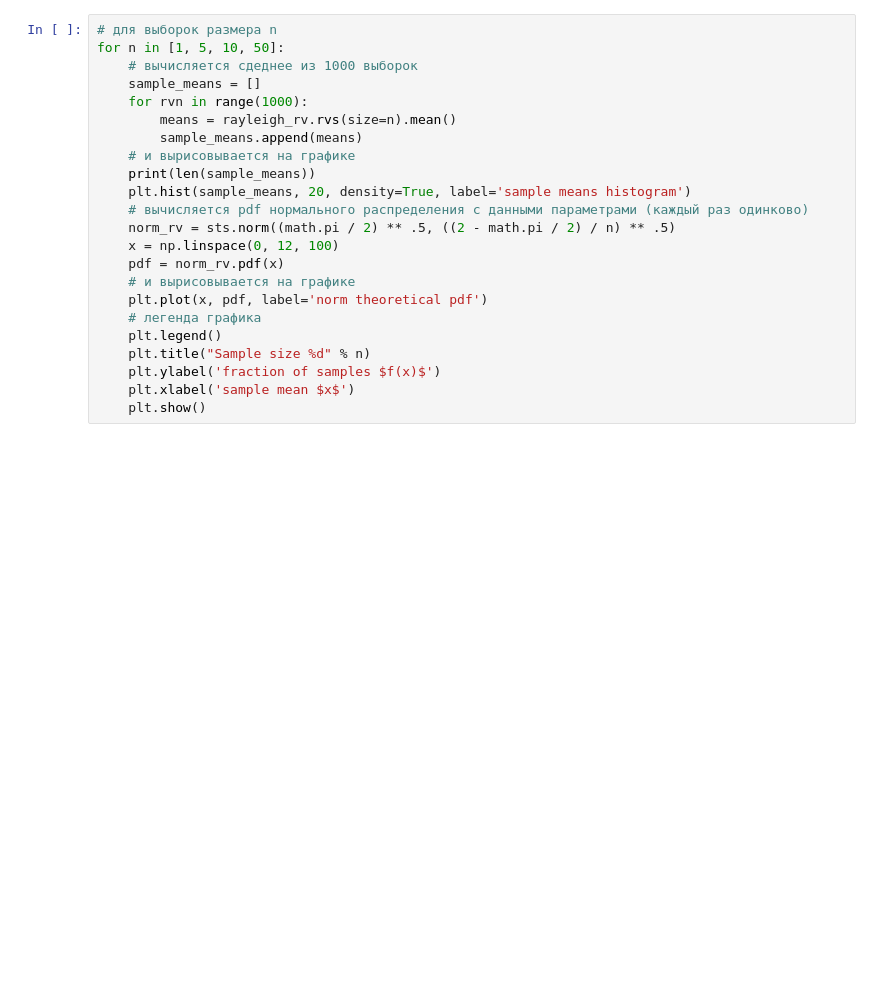
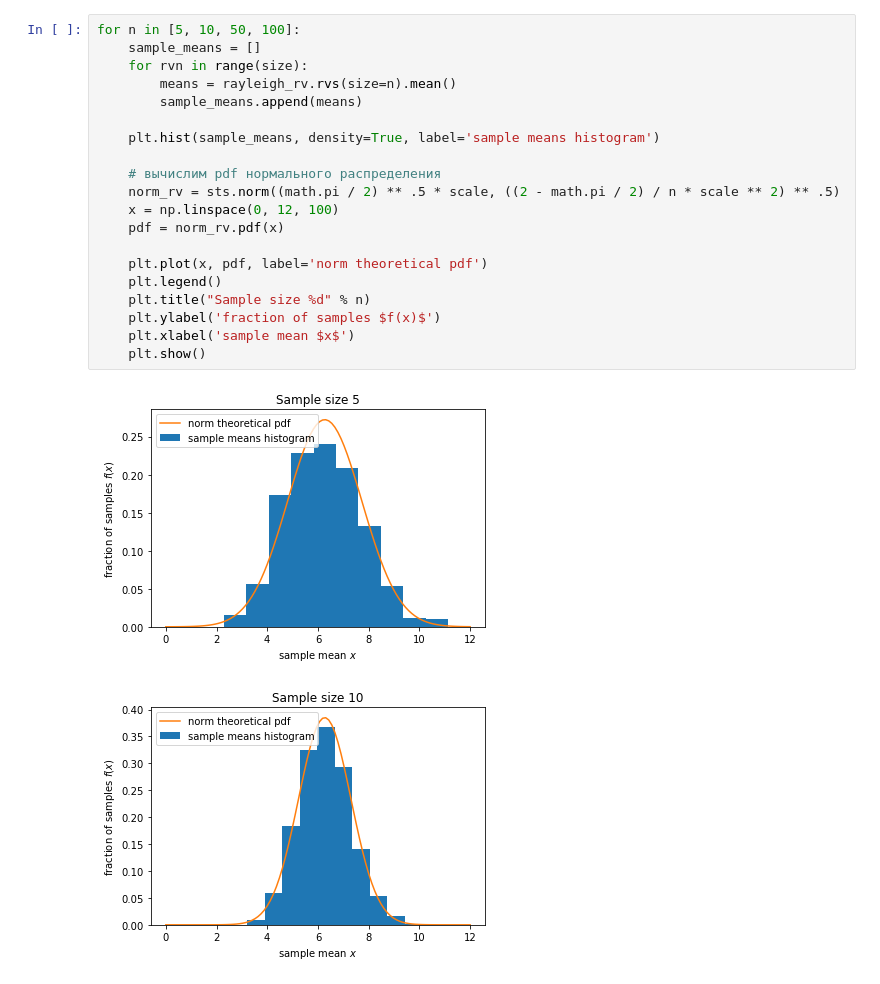
Before and after one commit to Laztrex/basic-statistic, a Jupyter notebook: coursera_statistic_python/coursera_math_and_python_week4.ipynb, the cells around one changed output. Drawn from its saved outputs; the diff is of its cells as text; blank space fills up the shorter version.

```diff
--- a/coursera_statistic_python/coursera_math_and_python_week4.ipynb
+++ b/coursera_statistic_python/coursera_math_and_python_week4.ipynb
@@ -26,23 +46,23 @@ plt.show()
 # %%
-# для выборок размера n
-for n in [1, 5, 10, 50]:
-    # вычисляется сдеднее из 1000 выборок
+for n in [5, 10, 50, 100]:
     sample_means = []
-    for rvn in range(1000):
+    for rvn in range(size):
         means = rayleigh_rv.rvs(size=n).mean()
         sample_means.append(means)
-    # и вырисовывается на графике
-    print(len(sample_means))
-    plt.hist(sample_means, 20, density=True, label='sample means histogram')
-    # вычисляется pdf нормального распределения с данными параметрами (каждый раз одинково)
-    norm_rv = sts.norm((math.pi / 2) ** .5, ((2 - math.pi / 2) / n) ** .5)
+
+    plt.hist(sample_means, density=True, label='sample means histogram')
+
+    # вычислим pdf нормального распределения
+    norm_rv = sts.norm((math.pi / 2) ** .5 * scale, ((2 - math.pi / 2) / n * scale ** 2) ** .5)
     x = np.linspace(0, 12, 100)
     pdf = norm_rv.pdf(x)
-    # и вырисовывается на графике
+
     plt.plot(x, pdf, label='norm theoretical pdf')
-    # легенда графика
     plt.legend()
     plt.title("Sample size %d" % n)
     plt.ylabel('fraction of samples $f(x)$')
     plt.xlabel('sample mean $x$')
     plt.show()
+# %% [output]
+[figure, added]
+[figure, added]
```
Also changed, not shown: parts of 9 cells of this notebook.
